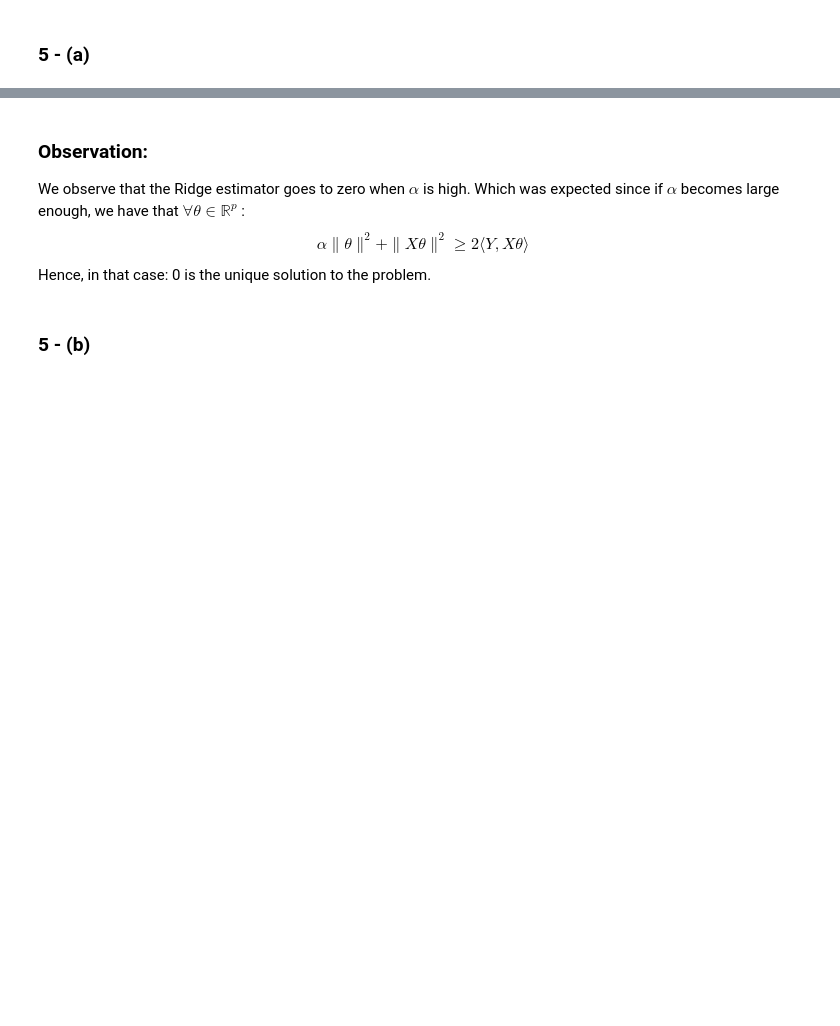
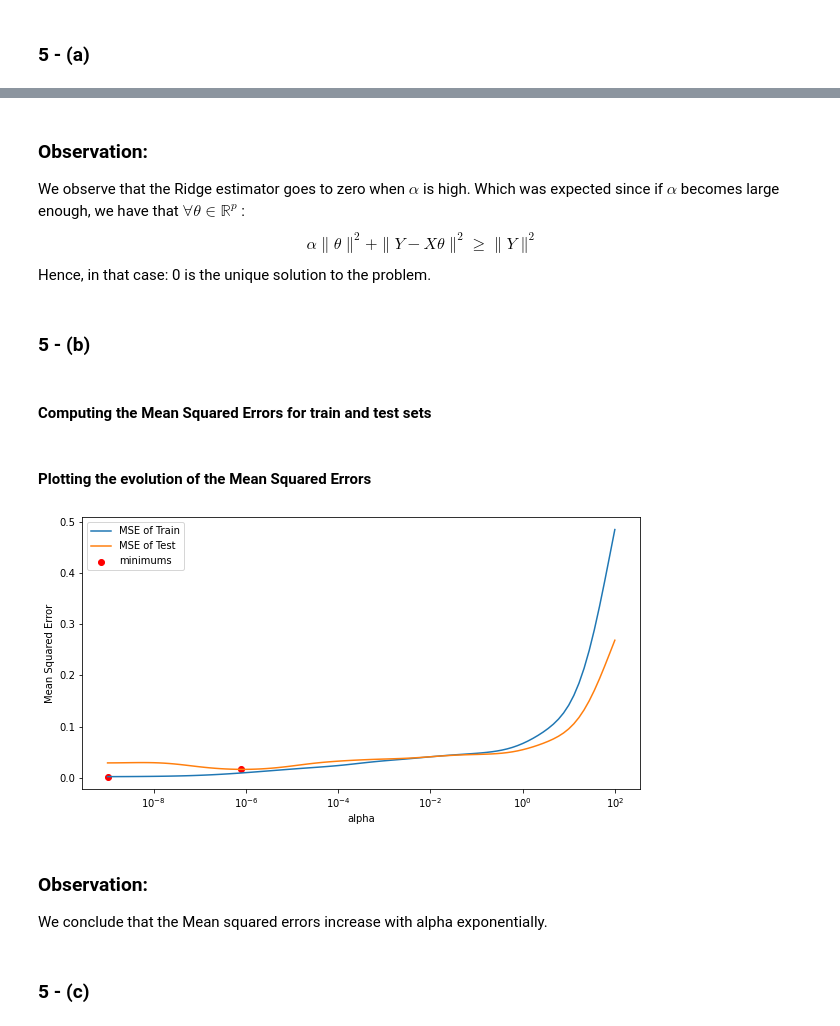
Before and after one commit to elfirdoussilab1/Linear-models, a Jupyter notebook: TP2.ipynb, the cells around one changed output, grey strips where cells are left out. Drawn from its saved outputs; the diff is of its cells as text; code cells hidden in the pictures; blank space fills up the shorter version.

```diff
--- a/TP2.ipynb
+++ b/TP2.ipynb
@@ -307,6 +305,49 @@ plt.show()
 # %% [markdown]
 ### Observation:
-We observe that the Ridge estimator goes to zero when $\alpha$ is high. Which was expected since if $\alpha$ becomes large enough, we have that $\forall \theta \in \mathbb{R}^p$ : $$ \alpha \| \theta \|^2 + \| X\theta \|^2 \geq 2 \langle Y, X\theta \rangle $$
+We observe that the Ridge estimator goes to zero when $\alpha$ is high. Which was expected since if $\alpha$ becomes large enough, we have that $\forall \theta \in \mathbb{R}^p$ : $$ \alpha \| \theta \|^2 + \| Y - X\theta \|^2 \geq  \| Y \|^2 $$
 Hence, in that case: 0 is the unique solution to the problem.
 # %% [markdown]
 ### 5 - (b)
+# %% [markdown]
+#### Computing the Mean Squared Errors for train and test sets
+# %%
+# Define the Mean Squared Error (MSE)
+def MSE(y,y_pred):
+    n = len(y)
+    return np.sum( (y - y_pred)**2 ) / n
+
+# MSE of training set and test set
+MSE_train = []
+MSE_test = []
+for i in range(estimators.shape[1]):
+    # Computing the predictions
+    y_pred_train = X_train_scaled @ estimators[:,i].reshape(-1,1)
+    y_pred_test = X_test_scaled @ estimators[:,i].reshape(-1,1)
+
+    # Adding predictions to the lists
+    MSE_train.append( MSE(y_train_scaled, y_pred_train) )
+    MSE_test.append(MSE(y_test_scaled, y_pred_test))
+
+argmin_train = np.argmin(MSE_train)
+argmin_test = np.argmin(MSE_test)
+min_train = min(MSE_train)
+min_test = min(MSE_test)
+# %% [markdown]
+#### Plotting the evolution of the Mean Squared Errors
+# %%
+# Plotting the evolution of MSE
+plt.figure(figsize = (10,5))
+plt.semilogx(alpha_interval, MSE_train, label = 'MSE of Train')
+plt.semilogx(alpha_interval, MSE_test, label = 'MSE of Test')
+plt.scatter(alpha_interval[[argmin_train, argmin_test]], [min_train, min_test], c='r', label = 'minimums')
+plt.xlabel("alpha")
+plt.ylabel("Mean Squared Error")
+plt.legend()
+plt.show()
+# %% [output]
+[figure, added]
+# %% [markdown]
+### Observation:
+We conclude that the Mean squared errors increase with alpha exponentially.
+# %% [markdown]
+### 5 - (c)
```
Also changed, not shown: parts of 33 cells of this notebook.
